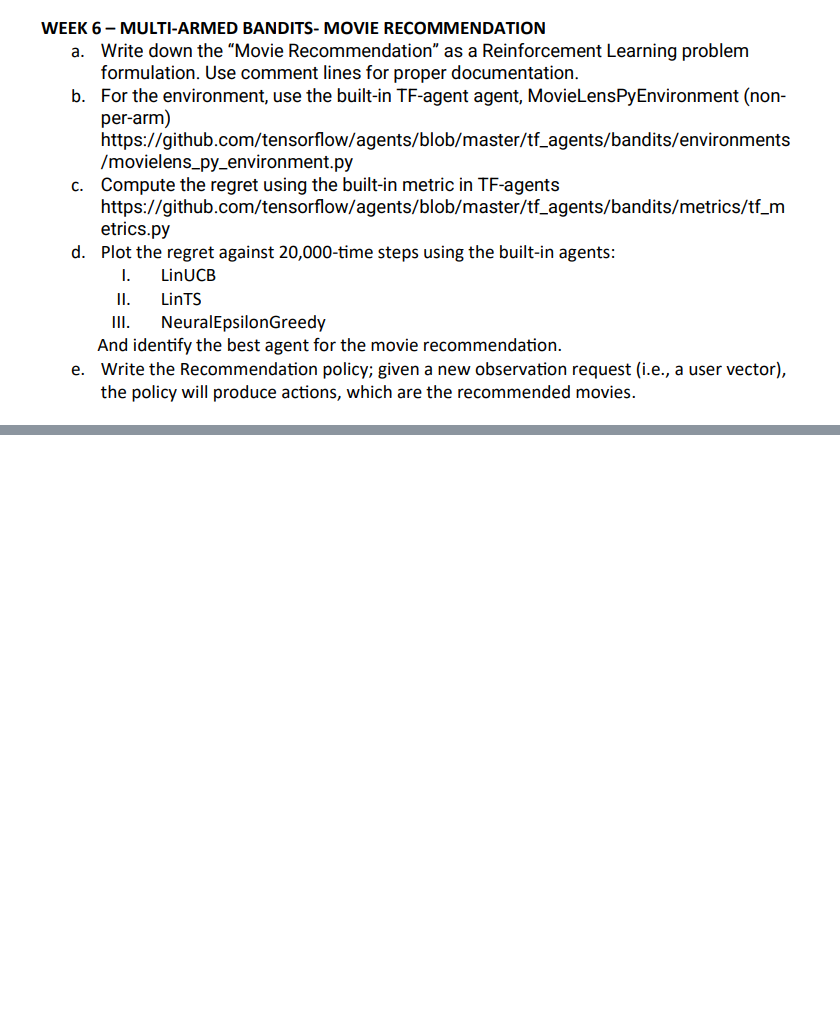
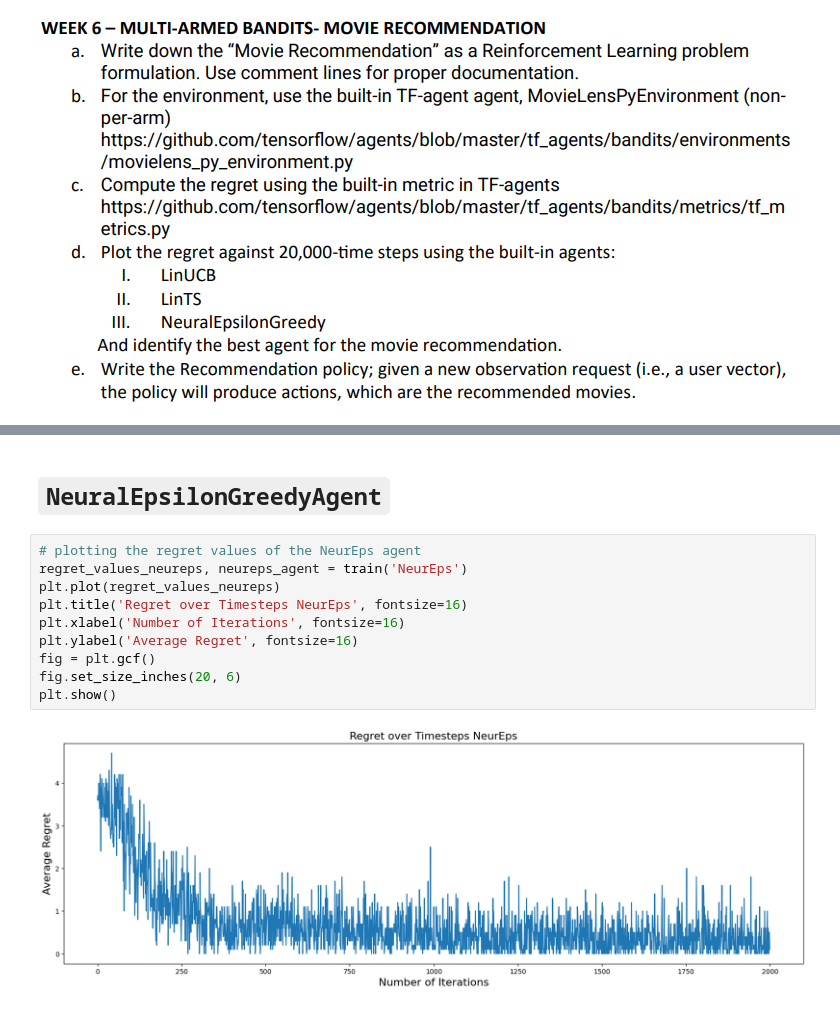
Before and after one commit to kartabyakrishna/Data-Science-Engineering, a Jupyter notebook: 6th-Semester/AI-Lab/Week06/210968244 - Week06.ipynb, the cells around one changed output, grey strips where cells are left out. Cells and saved outputs as stored; diff of their text form; blank space fills up the shorter version.

```diff
--- a/6th-Semester/AI-Lab/Week06/210968244 - Week06.ipynb
+++ b/6th-Semester/AI-Lab/Week06/210968244 - Week06.ipynb
@@ -9,0 +430,14 @@
+# %% [markdown]
+# `NeuralEpsilonGreedyAgent`
+# %%
+# plotting the regret values of the NeurEps agent
+regret_values_neureps, neureps_agent = train('NeurEps')
+plt.plot(regret_values_neureps)
+plt.title('Regret over Timesteps NeurEps', fontsize=16)
+plt.xlabel('Number of Iterations', fontsize=16)
+plt.ylabel('Average Regret', fontsize=16)
+fig = plt.gcf()
+fig.set_size_inches(20, 6)
+plt.show()
+# %% [output]
+[figure, added]
```
Also changed, not shown: parts of 57 cells of this notebook, 9 other files.
